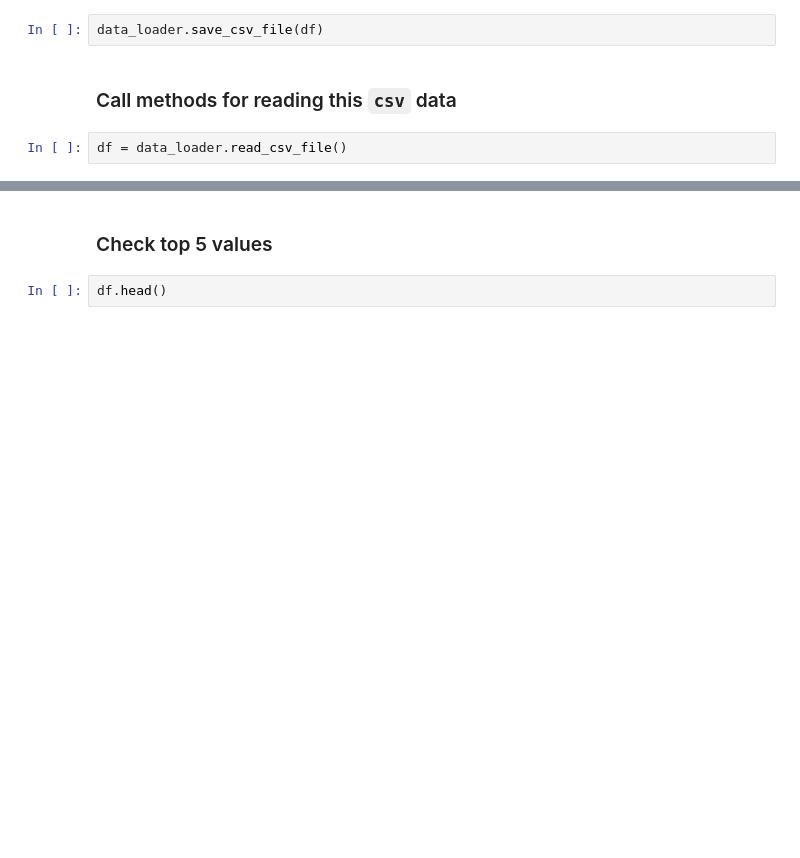
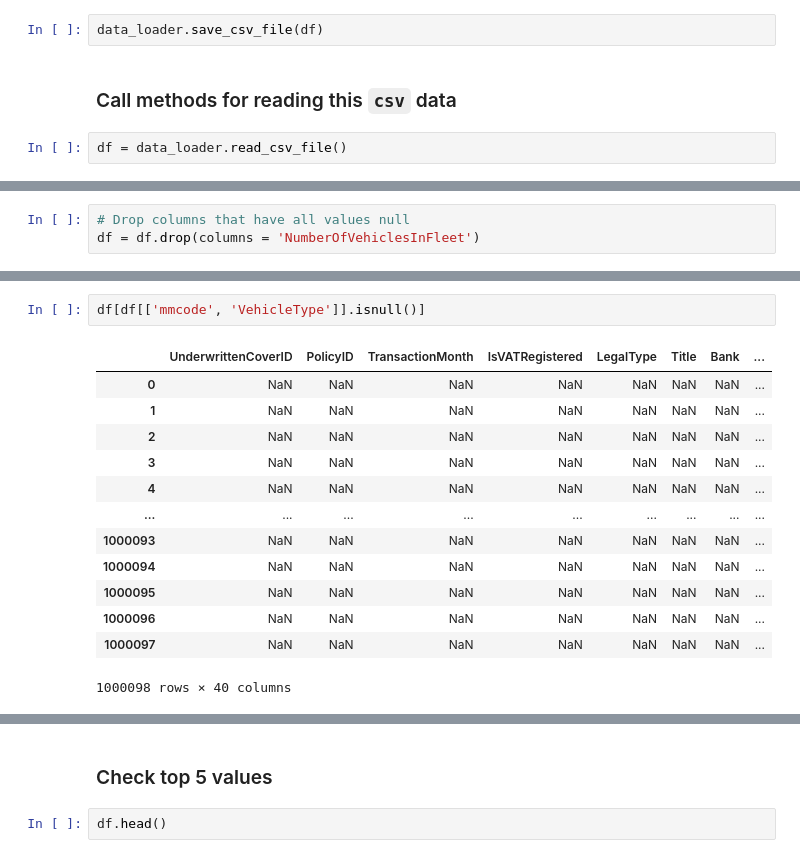
Before and after one commit to amsalugetasew/10_Academy_AI_Mastery_kifiya_Week_3_V1, a Jupyter notebook: notebooks/main.ipynb, the cells around one changed output, grey strips where cells are left out. Drawn from its saved outputs; the diff is of its cells as text; blank space fills up the shorter version.

```diff
--- a/notebooks/main.ipynb
+++ b/notebooks/main.ipynb
@@ -28,0 +130,3 @@ df = data_loader.read_csv_file()
+# %%
+# Drop columns that have all values null
+df = df.drop(columns = 'NumberOfVehiclesInFleet')
@@ -28,0 +258,16 @@ df = data_loader.read_csv_file()
+# %%
+df[df[['mmcode', 'VehicleType']].isnull()]
+# %% [output]
+|  | UnderwrittenCoverID | PolicyID | TransactionMonth | IsVATRegistered | LegalType | Title | Bank | ... |
+| 0 | NaN | NaN | NaN | NaN | NaN | NaN | NaN | ... |
+| 1 | NaN | NaN | NaN | NaN | NaN | NaN | NaN | ... |
+| 2 | NaN | NaN | NaN | NaN | NaN | NaN | NaN | ... |
+| 3 | NaN | NaN | NaN | NaN | NaN | NaN | NaN | ... |
+| 4 | NaN | NaN | NaN | NaN | NaN | NaN | NaN | ... |
+| ... | ... | ... | ... | ... | ... | ... | ... | ... |
+| 1000093 | NaN | NaN | NaN | NaN | NaN | NaN | NaN | ... |
+| 1000094 | NaN | NaN | NaN | NaN | NaN | NaN | NaN | ... |
+| 1000095 | NaN | NaN | NaN | NaN | NaN | NaN | NaN | ... |
+| 1000096 | NaN | NaN | NaN | NaN | NaN | NaN | NaN | ... |
+| 1000097 | NaN | NaN | NaN | NaN | NaN | NaN | NaN | ... |
+1000098 rows × 40 columns
```
Also changed, not shown: parts of 67 cells of this notebook.
